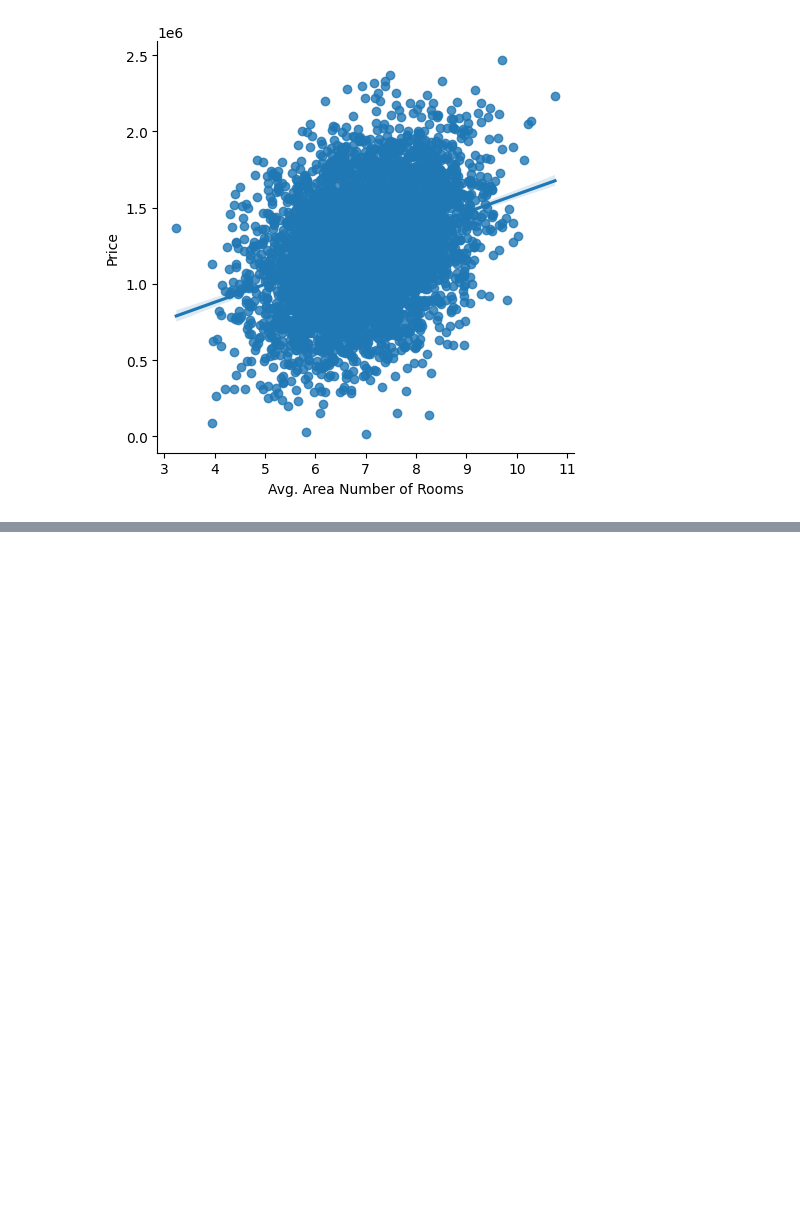
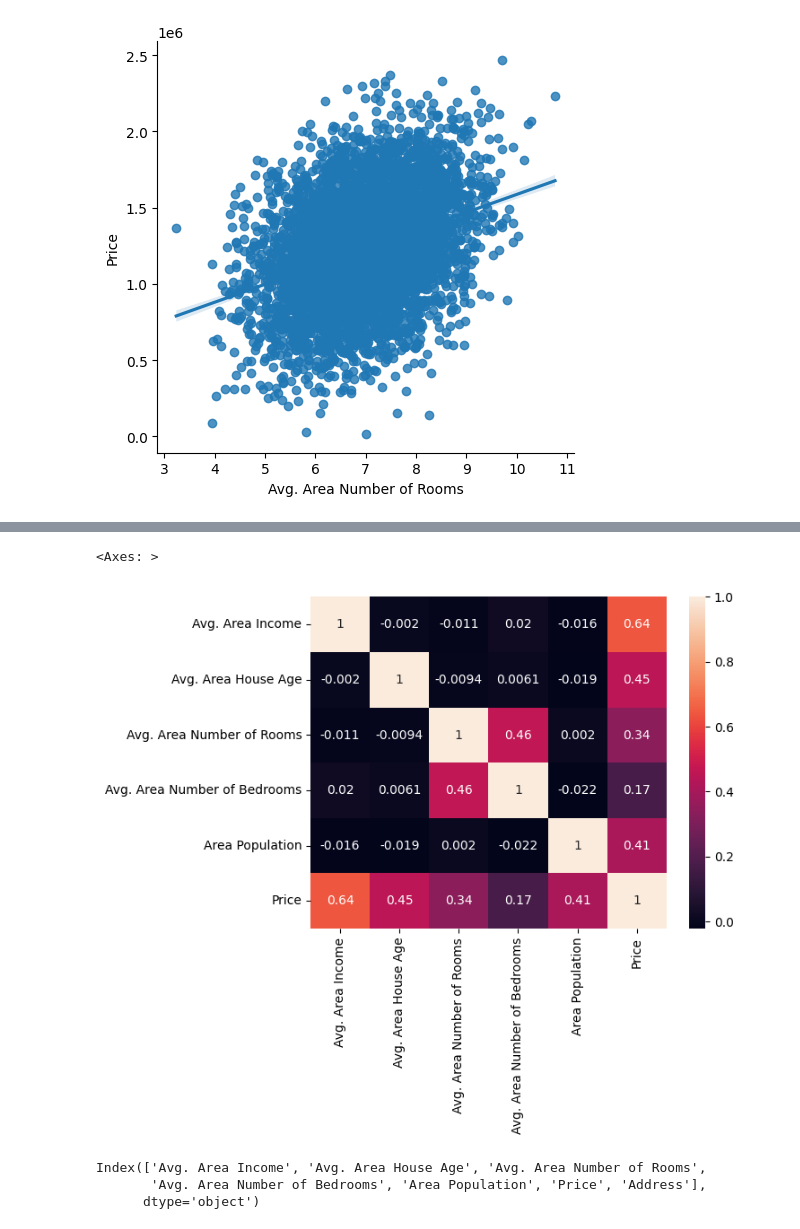
Before and after one commit to MUHAMMEDQULIYEV/Machine_Learning, a Jupyter notebook: LearnLinearRegression/learn1.ipynb, the cells around one changed output, grey strips where cells are left out. Drawn from its saved outputs; the diff is of its cells as text; code cells hidden in the pictures; blank space fills up the shorter version.

```diff
--- a/LearnLinearRegression/learn1.ipynb
+++ b/LearnLinearRegression/learn1.ipynb
@@ -80,0 +86,11 @@ sns.lmplot(house,x='Avg. Area Number of Rooms',y='Price')
+# %%
+sns.heatmap(house.corr(numeric_only=True),annot=True)
+# %% [output]
+<Axes: >
+[figure, added]
+# %%
+house.columns
+# %% [output]
+Index(['Avg. Area Income', 'Avg. Area House Age', 'Avg. Area Number of Rooms',
+       'Avg. Area Number of Bedrooms', 'Area Population', 'Price', 'Address'],
+      dtype='object')
```
Also changed, not shown: parts of 3 cells of this notebook.
